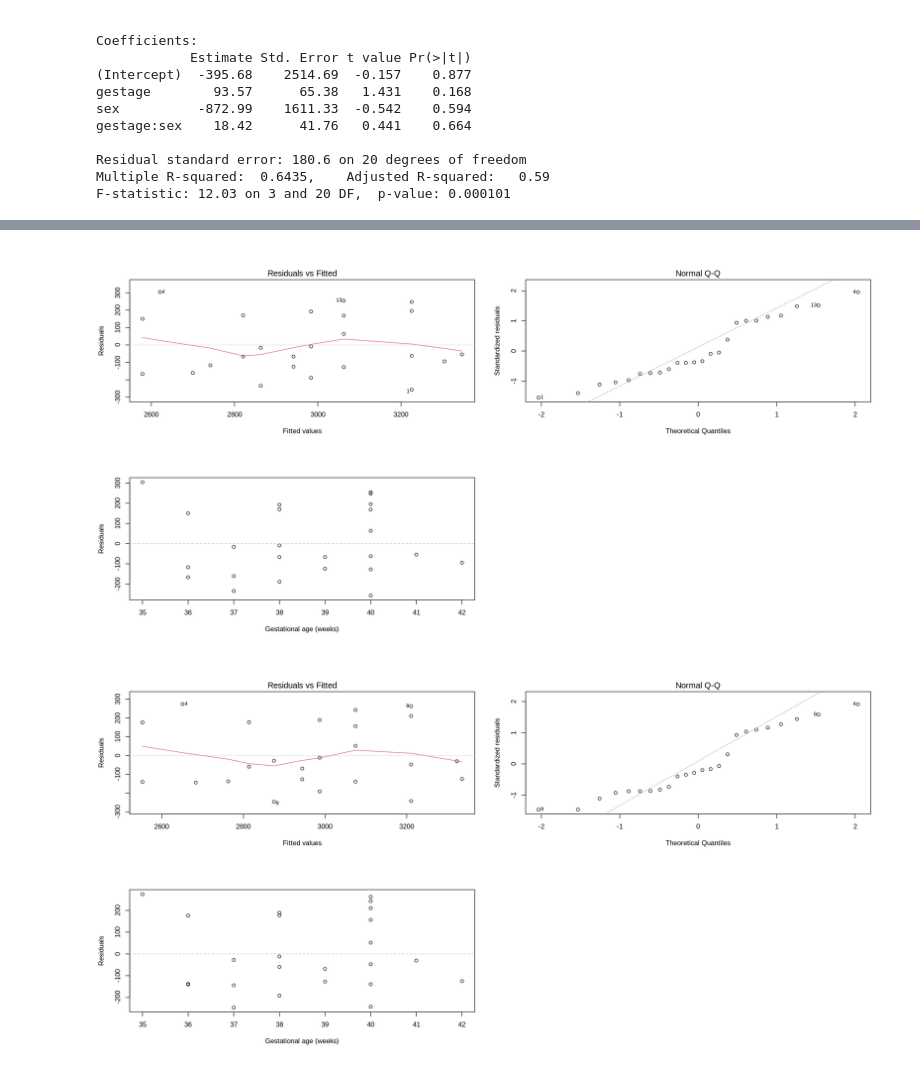
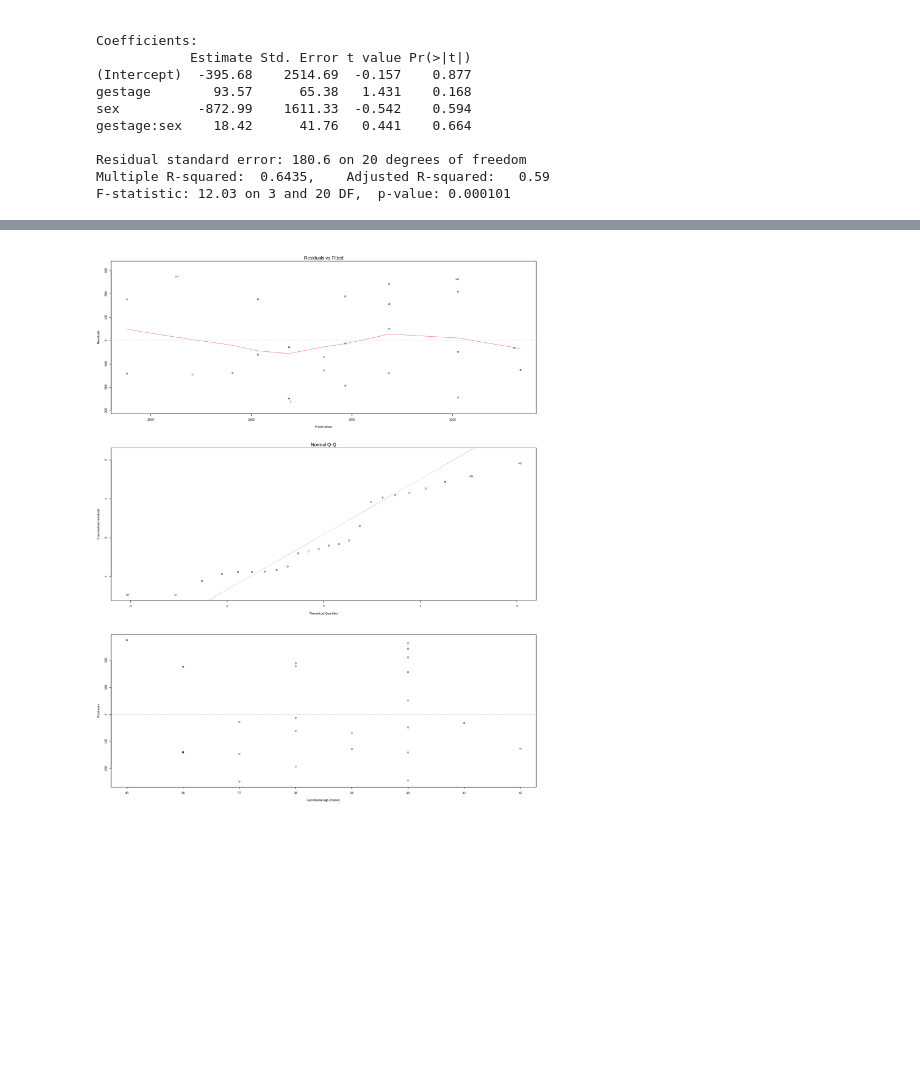
Before and after one commit to benjaminsw/Generalised_Linear_Models, a Jupyter notebook: R_birthweight.ipynb, the cells around one changed output, grey strips where cells are left out. Saved outputs shown, nothing was run; the diff lists cells and outputs as text; code cells hidden in the pictures; blank space fills up the shorter version.

```diff
--- a/R_birthweight.ipynb
+++ b/R_birthweight.ipynb
@@ -73,19 +86,9 @@ F-statistic: 12.03 on 3 and 20 DF,  p-value: 0.000101
 # %%
-# Residual plots
-#png("resbwm0.png", width = 7, height = 5.5, units="in", res=1024)
-par(mfrow=c(2,2))
-plot(m0, which=1:2)
-plot(bw$gestage, resid(m0), xlab="Gestational age (weeks)" , ylab="Residuals")
+#png("resbwm1.png", width = 7, height = 5.5, units="in", res=1024)
+par(mfrow=c(3,1))
+plot(m1, which=1:2)
+plot(bw$gestage, resid(m1), xlab="Gestational age (weeks)" , ylab="Residuals")
 abline(h=0, col="grey", lty=2)
 #dev.off()
 # %% [output]
-[figure, old version]
+[figure, new version]
-# %%
-#png("resbwm1.png", width = 7, height = 5.5, units="in", res=1024)
-par(mfrow=c(2,2))
-plot(m1, which=1:2)
-plot(bw$gestage, resid(m1), xlab="Gestational age (weeks)" , ylab="Residuals")
-abline(h=0, col="grey", lty=2)
-#dev.off()
-# %% [output]
-[figure, removed]
```
Also changed, not shown: parts of 1 cell of this notebook.
